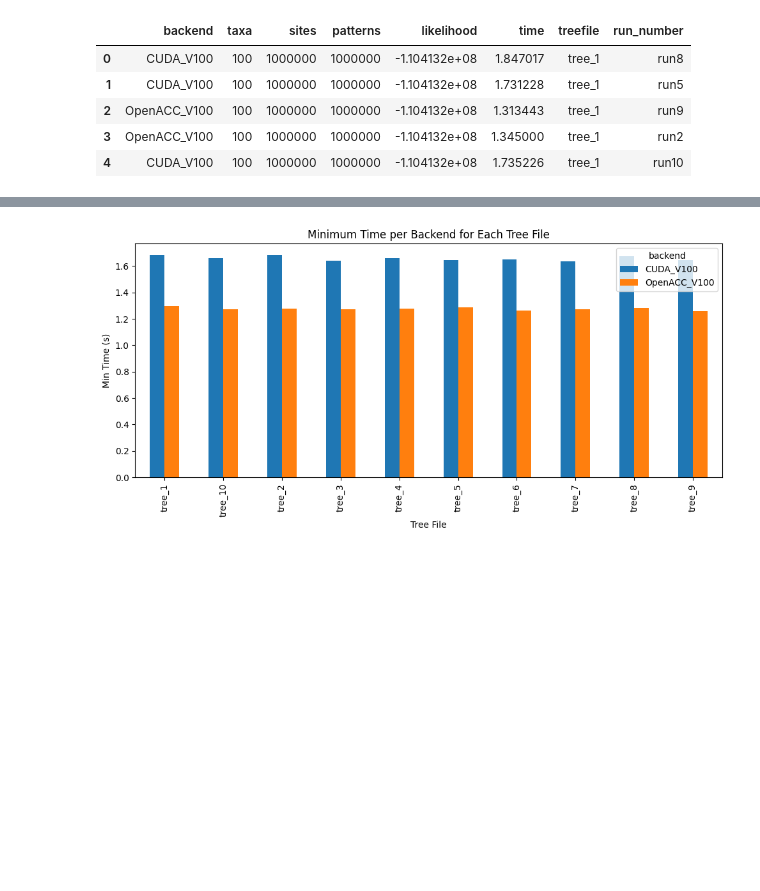
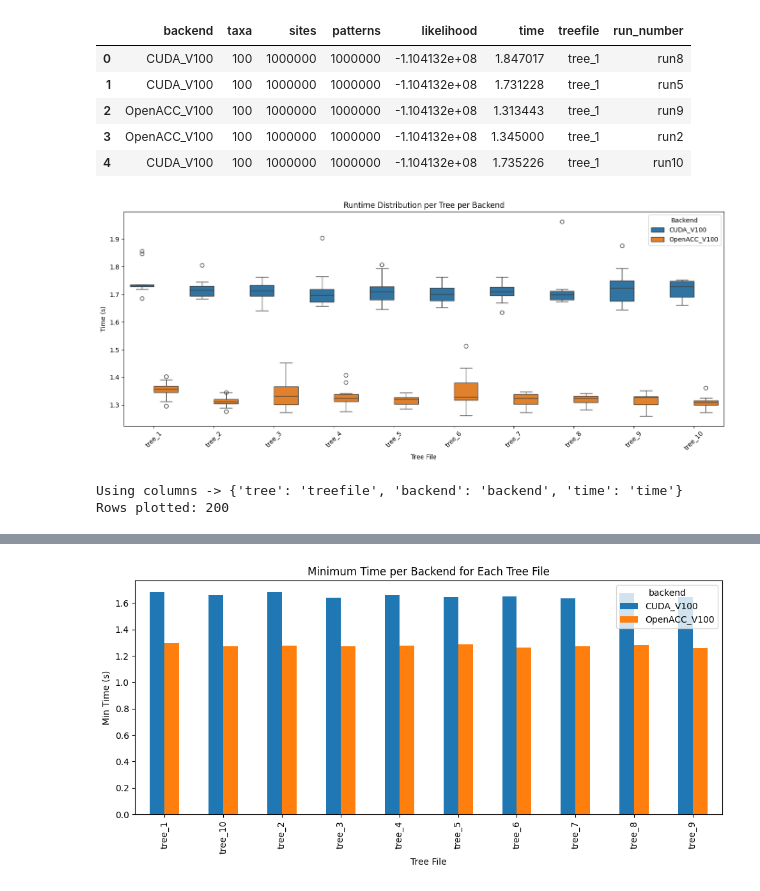
Before and after one commit to Hashara/poc-gpu-likelihood-calculation_analysis, a Jupyter notebook: 2026_02_17_100taxa_1M/100taxa_diff_trees_1M_sites.ipynb, the cells around one changed output, grey strips where cells are left out. Cells and saved outputs as stored; diff of their text form; code cells hidden in the pictures; blank space fills up the shorter version.

Commit message:
box plots

```diff
--- a/2026_02_17_100taxa_1M/100taxa_diff_trees_1M_sites.ipynb
+++ b/2026_02_17_100taxa_1M/100taxa_diff_trees_1M_sites.ipynb
@@ -202,3 +360,9 @@ df.head()
 | 2 | OpenACC_V100 | 100 | 1000000 | 1000000 | -1.104132e+08 | 1.313443 | tree_1 | run9 |
 | 3 | OpenACC_V100 | 100 | 1000000 | 1000000 | -1.104132e+08 | 1.345000 | tree_1 | run2 |
 | 4 | CUDA_V100 | 100 | 1000000 | 1000000 | -1.104132e+08 | 1.735226 | tree_1 | run10 |
+# %%
+plot_runtime_boxplot_auto(df)
+# %% [output]
+[figure, added]
+Using columns -> {'tree': 'treefile', 'backend': 'backend', 'time': 'time'}
+Rows plotted: 200
```
Also changed, not shown: parts of 7 cells of this notebook, 2 other files.
